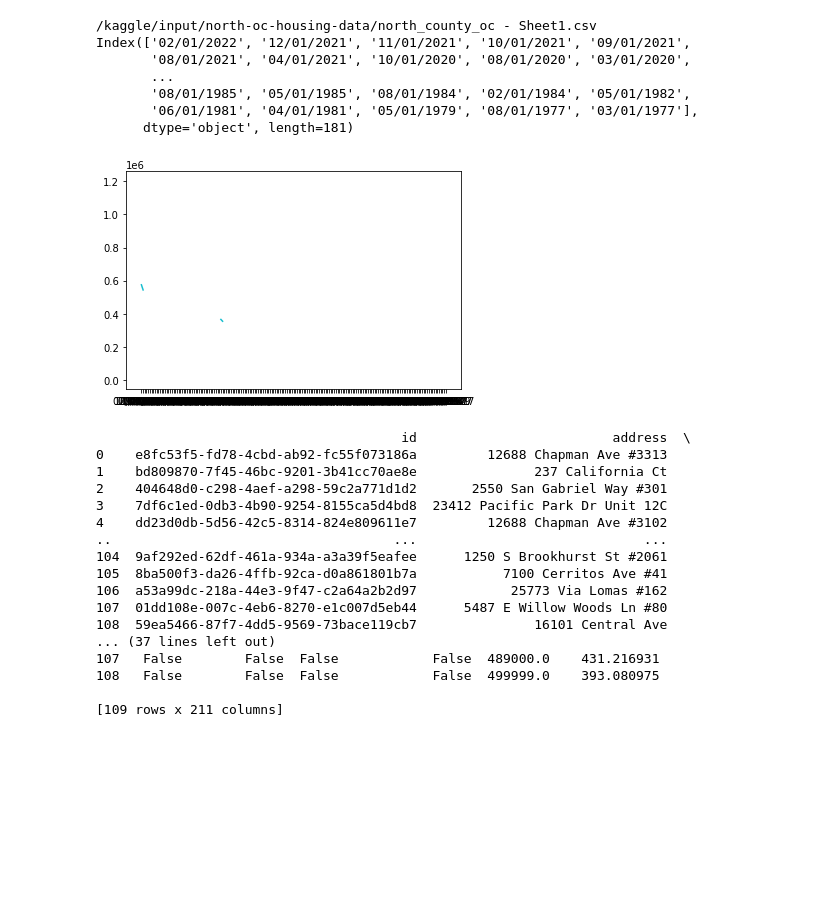
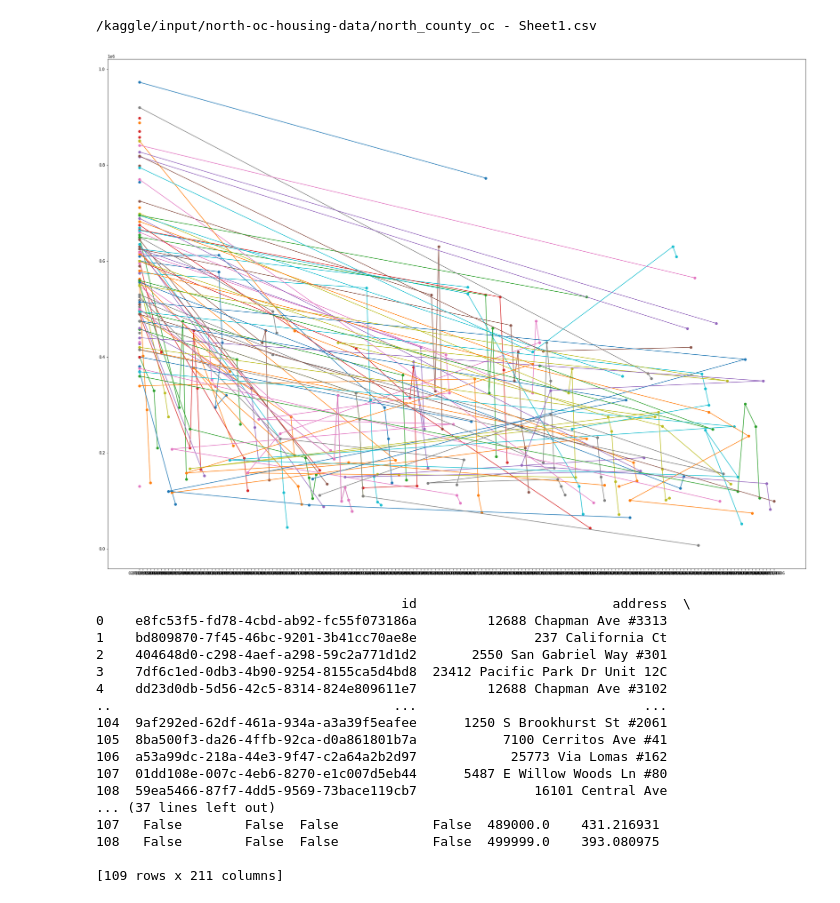
Before and after one commit to aeekayy/AppliedMachineLearning1, a Jupyter notebook: oc-housing-analysis.ipynb, the cells around one changed output. Saved outputs shown, nothing was run; the diff lists cells and outputs as text; code cells hidden in the pictures; blank space fills up the shorter version.

```diff
--- a/oc-housing-analysis.ipynb
+++ b/oc-housing-analysis.ipynb
@@ -7,6 +7,7 @@ import numpy as np # linear algebra
 import pandas as pd # data processing, CSV file I/O (e.g. pd.read_csv)
 import matplotlib.pyplot as plt # plotting library
 import seaborn as sns # data visualization library
+from scipy import stats
 
 # Input data files are available in the read-only "../input/" directory
 # For example, running this (by clicking run or pressing Shift+Enter) will list all files under the input directory
@@ -28,8 +29,13 @@ for dirname, _, filenames in os.walk('/kaggle/input'):
 def rename_cols(c):
     if c.startswith("history-"):
         return re.sub(r'([0-9]{2})([0-9]{4})', r'\1/01/\2', c.replace("history-", ""))
+    return c
 
-    return c
+# splitSerToArr
+# parameter: s - series
+# splits a pandas series into an array
+def splitSerToArr(s):
+    return [s.index, s.to_numpy()]
 
 df = pd.read_csv('/kaggle/input/north-oc-housing-data/north_county_oc - Sheet1.csv')
 #making a copy of the dataframe
@@ -49,44 +55,45 @@ data.describe()
 
 ## adding a price column
 ## this combines the following columns
 ## currentestimate is first since it assumes that
 ## the property has not been sold. Sales price is for a
 ## recently sold property. Last is the asking price since
 ## the property is on the market
 data['price'] = data['currentestimate'].combine_first(data["saleprice"]).combine_first(data["askingprice"])
 
-# sns.boxplot(x=data['price'])
 data['pricepersqft'] = data['price']/data['squareft']
 
 #sns.boxplot(x=data['pricepersqft'])
 
 pricehistory = data.loc[:, ~data.columns.isin(['type', 'firstfloorentry', 'yearbuilt', 'newhousing', 'mls', 'rate', 'insurance', 'above2300', 'redfin', 'id', 'city', 'zip', 'squareft', 'monthlypay', 'bedroom', 'bathroom', 'hoa', 'state', 'currentestimate', 'askingprice', 'saleprice', 'datesold', 'salesdiff', 'points', '55plus', 'lottransfer', 'stronglyconsider', 'buy', 'pricepersqft'])].rename(columns={"price": "02/01/2022"})
 # shift column of recent price to second position
 move_date = pricehistory.pop('02/01/2022')
-
 pricehistory.insert(1, '02/01/2022', move_date)
 pricecolumns = pricehistory.columns.delete(0)
-print(pricecolumns)
 
+# Replace NaN with None
+pricehistory = pricehistory.where(pd.notnull(pricehistory), None)
+# Remove outliers using the latest price
+pricehistory = pricehistory[(np.abs(stats.zscore(pricehistory['02/01/2022'])) < 3)]
+
+# normalize pricehistory
+normalized_pricehistory=(pricehistory-pricehistory.mean())/pricehistory.std()
+
+plt.figure(figsize=(32,24))
 for index, row in pricehistory.iterrows():
     address = row.pop('address')
-    plt.plot(pricecolumns,row,label=address)
+    # dropna drops the value of None from the series
+    plt.plot(*splitSerToArr(row.dropna()), linestyle='-', marker='o',label=address)
 plt.show()
 
 ##pairplots to get an intuition of potential correlations
 data['monthlypay'] = data['monthlypay'].replace('[\$,]', '', regex=True).astype(float)
 
 sns.pairplot(data[["pricepersqft", "bedroom", "bathroom", "monthlypay"]], diag_kind="kde")
 print(data)
 # %% [output]
 /kaggle/input/north-oc-housing-data/north_county_oc - Sheet1.csv
-Index(['02/01/2022', '12/01/2021', '11/01/2021', '10/01/2021', '09/01/2021',
-       '08/01/2021', '04/01/2021', '10/01/2020', '08/01/2020', '03/01/2020',
-       ...
-       '08/01/1985', '05/01/1985', '08/01/1984', '02/01/1984', '05/01/1982',
-       '06/01/1981', '04/01/1981', '05/01/1979', '08/01/1977', '03/01/1977'],
-      dtype='object', length=181)
-[figure, old version]
+[figure, new version]
                                        id                         address  \
 0    e8fc53f5-fd78-4cbd-ab92-fc55f073186a         12688 Chapman Ave #3313
 1    bd809870-7f45-46bc-9201-3b41cc70ae8e               237 California Ct
```
